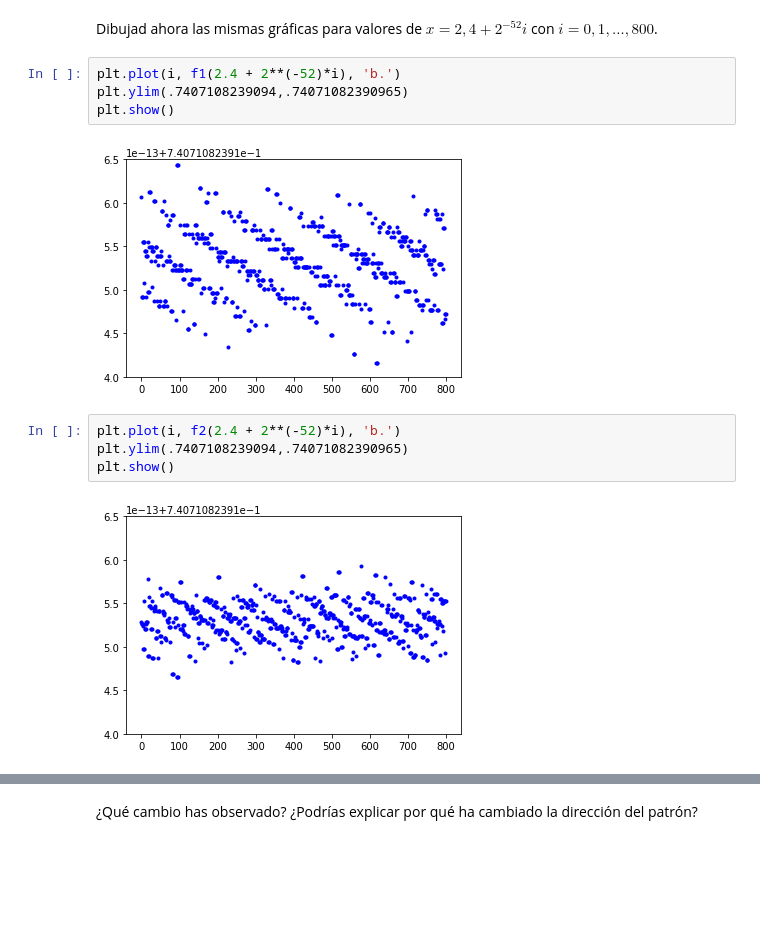
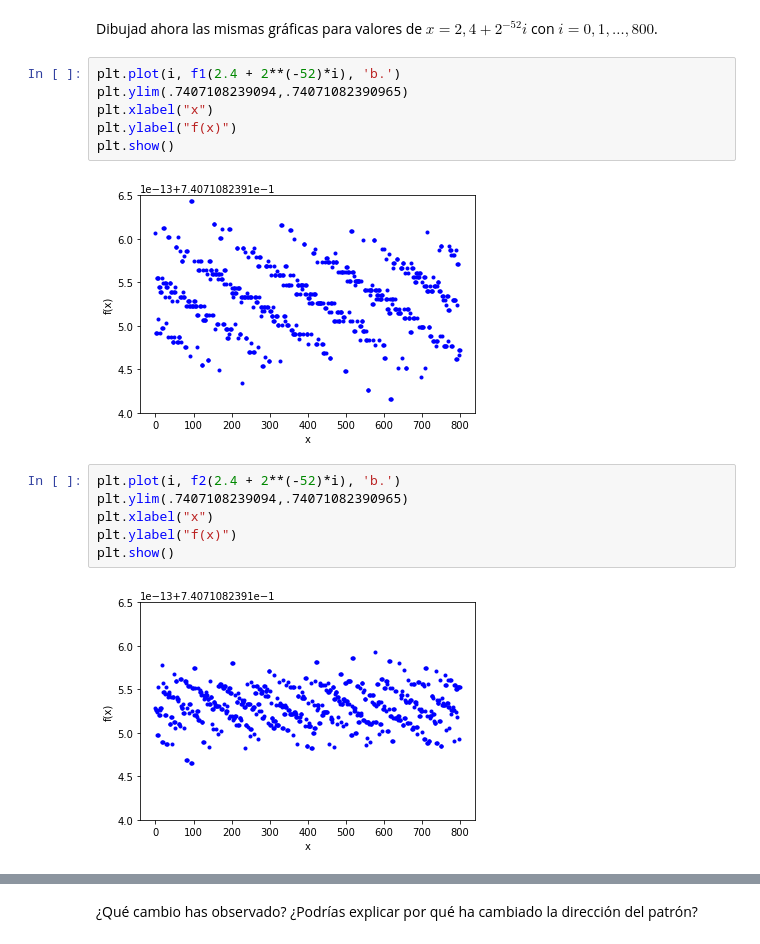
Before and after one commit to Ludvins/Practicas_CN, a Jupyter notebook: P1.ipynb, the cells around one changed output, grey strips where cells are left out. Saved outputs shown, nothing was run; the diff lists cells and outputs as text; blank space fills up the shorter version.

```diff
--- a/P1.ipynb
+++ b/P1.ipynb
@@ -95,15 +101,19 @@ Dibujad ahora las mismas gráficas para valores de $x=2,4+2^{-52}i$ con $i=0,1,\
 # %%
 plt.plot(i, f1(2.4 + 2**(-52)*i), 'b.')
 plt.ylim(.7407108239094,.74071082390965)
+plt.xlabel("x")
+plt.ylabel("f(x)")
 plt.show()
 # %% [output]
-[figure, old version]
+[figure, new version]
 # %%
 plt.plot(i, f2(2.4 + 2**(-52)*i), 'b.')
 plt.ylim(.7407108239094,.74071082390965)
+plt.xlabel("x")
+plt.ylabel("f(x)")
 plt.show()
 # %% [output]
-[figure, old version]
+[figure, new version]
 # %%
 plt.plot(i, f3(2.4 + 2**(-52)*i), 'b.')
 plt.ylim(.7407108239094,.74071082390965)
```
Also changed, not shown: parts of 4 cells of this notebook, 1 other file.
